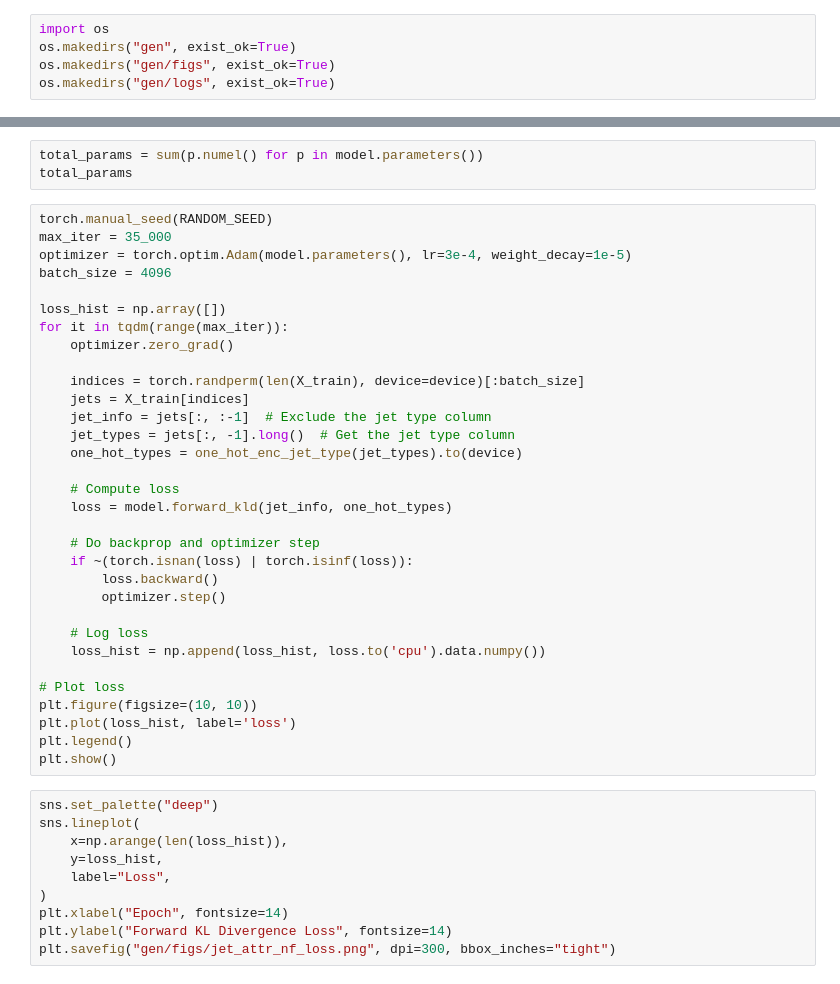
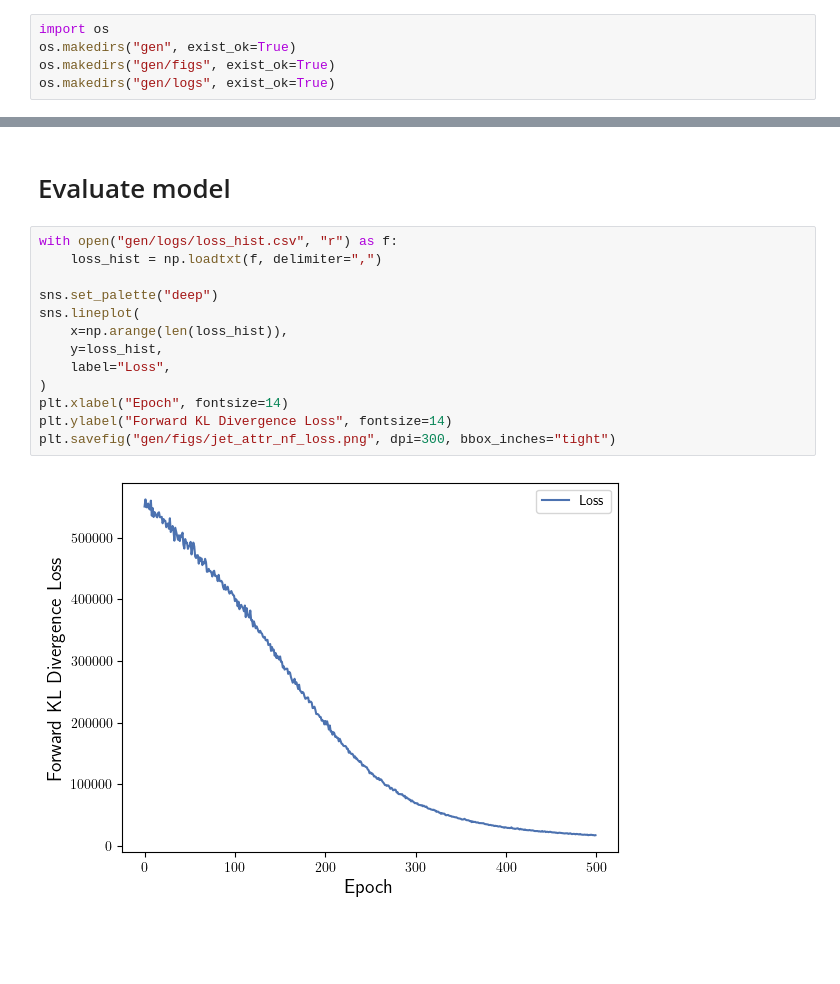
Before and after one commit to ArjunS07/s25-fermilab-research, a Jupyter notebook: src/jet_attributes.ipynb, the cells around one changed output, grey strips where cells are left out. Saved outputs shown, nothing was run; the diff lists cells and outputs as text; blank space fills up the shorter version.

Commit message:
Updates to testing of models

```diff
--- a/src/jet_attributes.ipynb
+++ b/src/jet_attributes.ipynb
@@ -161,45 +148,17 @@ model
-# %%
-total_params = sum(p.numel() for p in model.parameters())
-total_params
-# %%
-torch.manual_seed(RANDOM_SEED)
-max_iter = 35_000
-optimizer = torch.optim.Adam(model.parameters(), lr=3e-4, weight_decay=1e-5)
-batch_size = 4096
-
-loss_hist = np.array([])
-for it in tqdm(range(max_iter)):
-    optimizer.zero_grad()
-
-    indices = torch.randperm(len(X_train), device=device)[:batch_size]
-    jets = X_train[indices]
-    jet_info = jets[:, :-1]  # Exclude the jet type column
-    jet_types = jets[:, -1].long()  # Get the jet type column
-    one_hot_types = one_hot_enc_jet_type(jet_types).to(device)
-
-    # Compute loss
-    loss = model.forward_kld(jet_info, one_hot_types)
-
-    # Do backprop and optimizer step
-    if ~(torch.isnan(loss) | torch.isinf(loss)):
-        loss.backward()
-        optimizer.step()
-
-    # Log loss
-    loss_hist = np.append(loss_hist, loss.to('cpu').data.numpy())
-
-# Plot loss
-plt.figure(figsize=(10, 10))
-plt.plot(loss_hist, label='loss')
-plt.legend()
-plt.show()
+# %% [markdown]
+# Evaluate model
 # %%
+with open("gen/logs/loss_hist.csv", "r") as f:
+    loss_hist = np.loadtxt(f, delimiter=",")
+
 sns.set_palette("deep")
 sns.lineplot(
     x=np.arange(len(loss_hist)),
     y=loss_hist,
     label="Loss",
 )
 plt.xlabel("Epoch", fontsize=14)
 plt.ylabel("Forward KL Divergence Loss", fontsize=14)
 plt.savefig("gen/figs/jet_attr_nf_loss.png", dpi=300, bbox_inches="tight")
+# %% [output]
+[figure, added]
```
Also changed, not shown: parts of 20 cells of this notebook, 3 other files.
